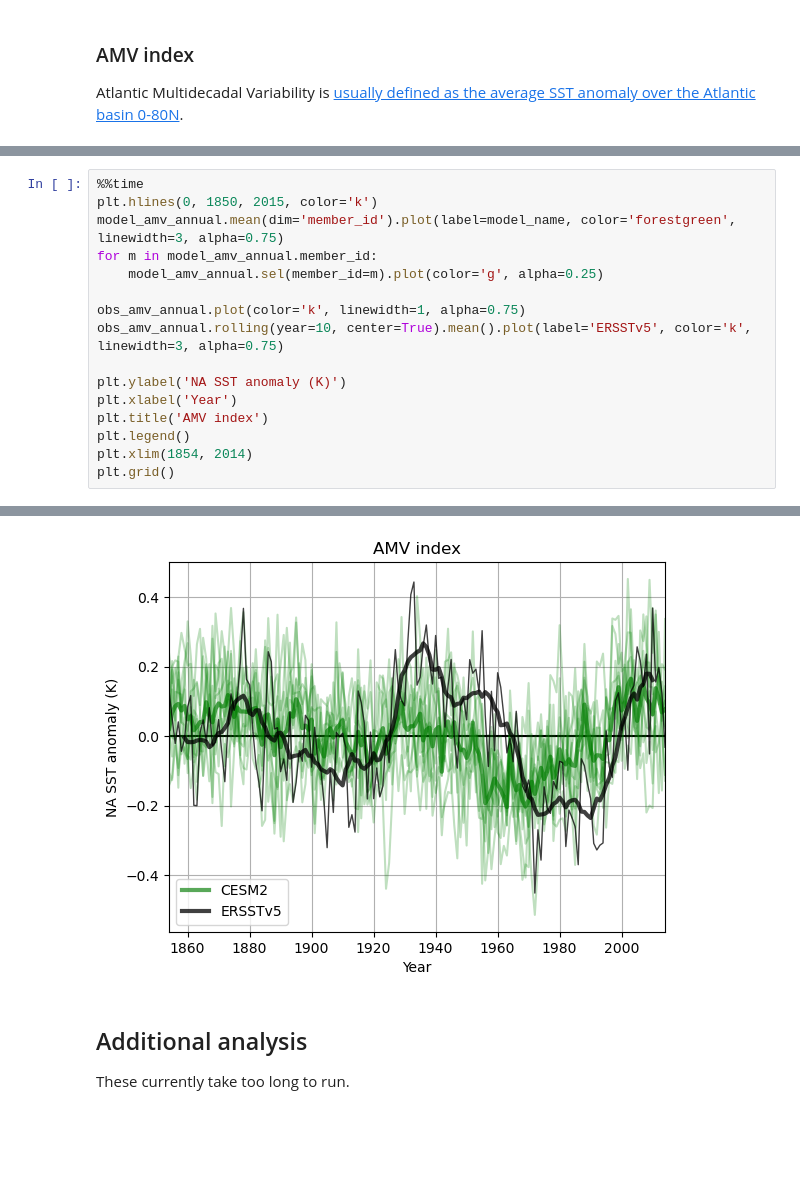
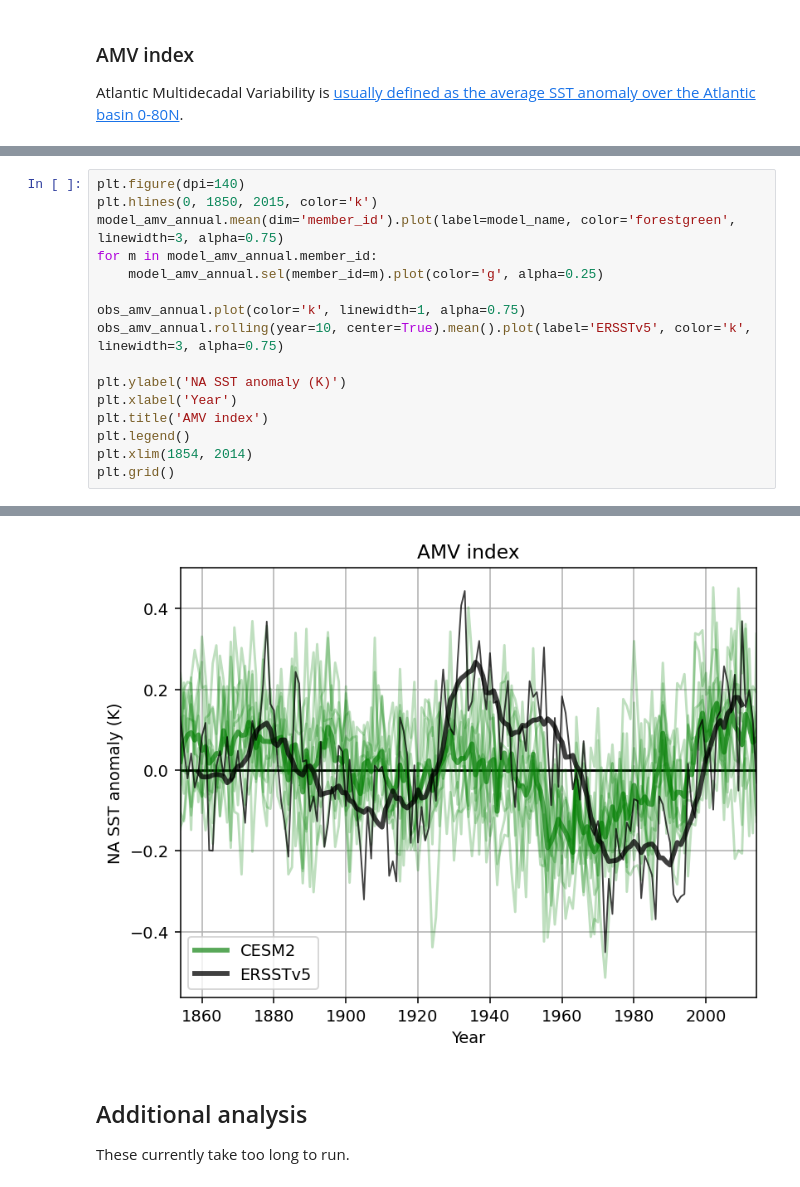
Before and after one commit to oceanhackweek/ohw24_proj_north_atlantic_variability_us, a Jupyter notebook: contributor_folders/Robert_Ford/amv-obs-mod.ipynb, the cells around one changed output, grey strips where cells are left out. Saved outputs shown, nothing was run; the diff lists cells and outputs as text; blank space fills up the shorter version.

Commit message:
Made figure larger

```diff
--- a/contributor_folders/Robert_Ford/amv-obs-mod.ipynb
+++ b/contributor_folders/Robert_Ford/amv-obs-mod.ipynb
@@ -227,5 +211,5 @@ array([[-0.14608895,  0.21623323,  0.09481922, ...,  0.09157032,
 # %%
-%%time
+plt.figure(dpi=140)
 plt.hlines(0, 1850, 2015, color='k')
 model_amv_annual.mean(dim='member_id').plot(label=model_name, color='forestgreen', linewidth=3, alpha=0.75)
 for m in model_amv_annual.member_id:
@@ -246,4 +228,4 @@ Wall time: 47.5 ms
-[figure, old version]
+[figure, new version]
 # %% [markdown]
 ## Additional analysis
 
```
Also changed, not shown: parts of 4 cells of this notebook.
